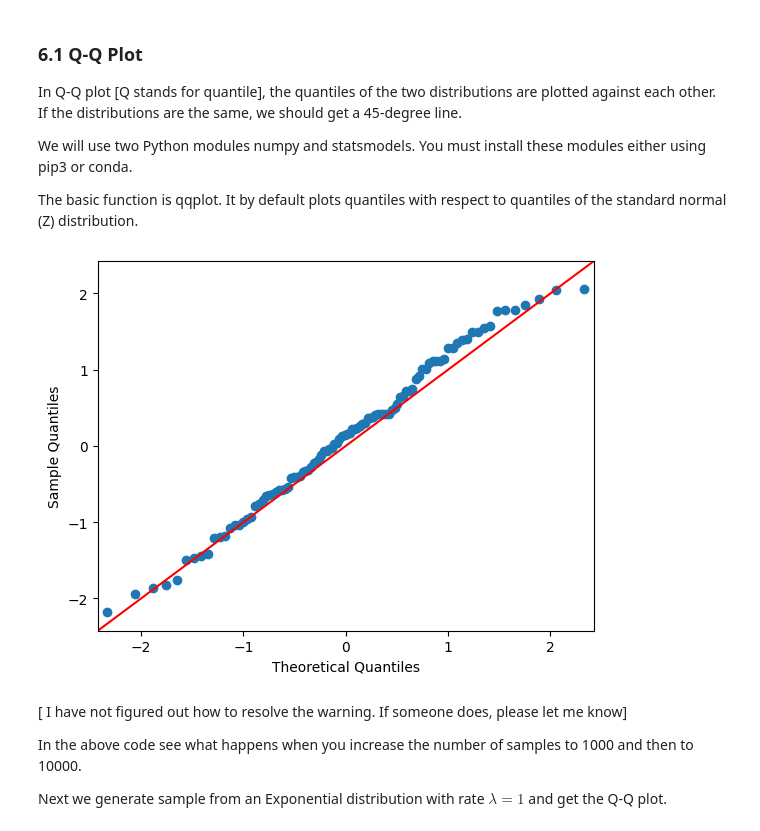
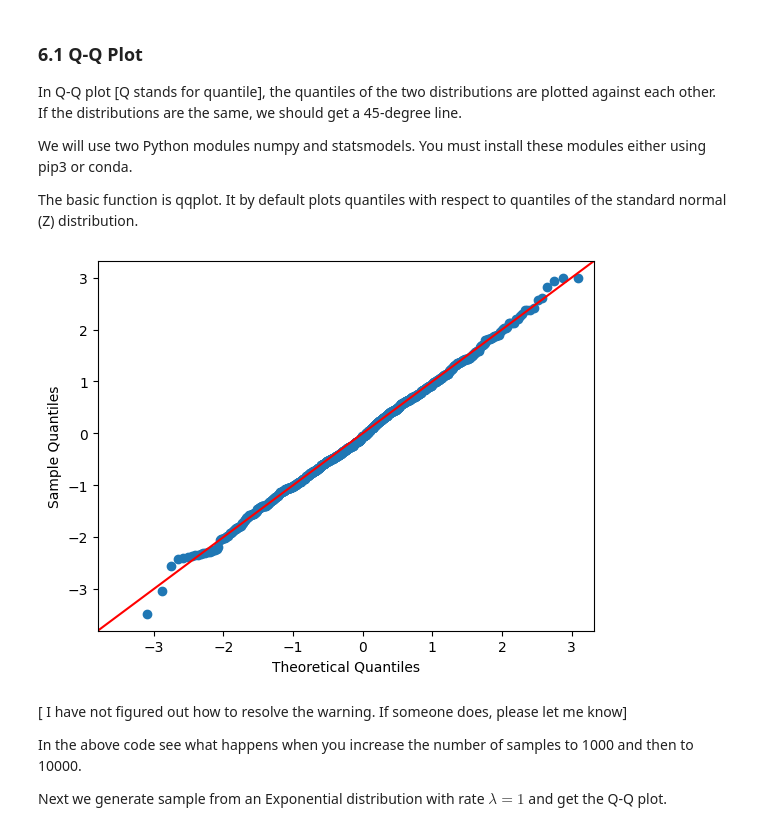
Before and after one commit to tonyzh150/Ecs132-Project, a Jupyter notebook: ECS132_Project_Spring_2025_Draft.ipynb, the cells around one changed output. Saved outputs shown, nothing was run; the diff lists cells and outputs as text; code cells hidden in the pictures.

```diff
--- a/ECS132_Project_Spring_2025_Draft.ipynb
+++ b/ECS132_Project_Spring_2025_Draft.ipynb
@@ -548,14 +673,14 @@ The basic function is qqplot. It by default plots quantiles with respect to quan
 # %%
 import numpy as np
 import statsmodels.api as sm
 import pylab as py
 
 # Generate 100 samples from a standard normal (Z) distribution
-sample_data1 = np.random.normal(0, 1, 100)
+sample_data1 = np.random.normal(0, 1, 1000)
 sm.qqplot(sample_data1, line ='45')
 py.show()
 # %% [output]
-[figure, old version]
+[figure, new version]
 # %% [markdown]
 \[ I have not figured out how to resolve the warning. If someone does, please let me know\]
 
```
Also changed, not shown: parts of 32 cells of this notebook, 16 other files.
